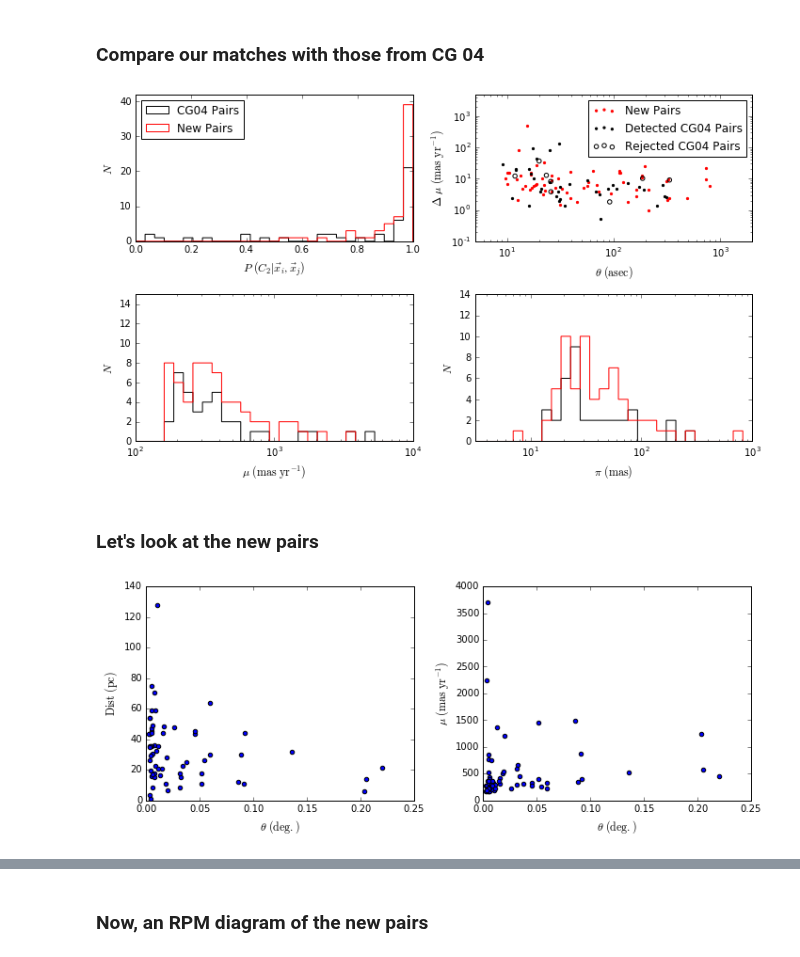
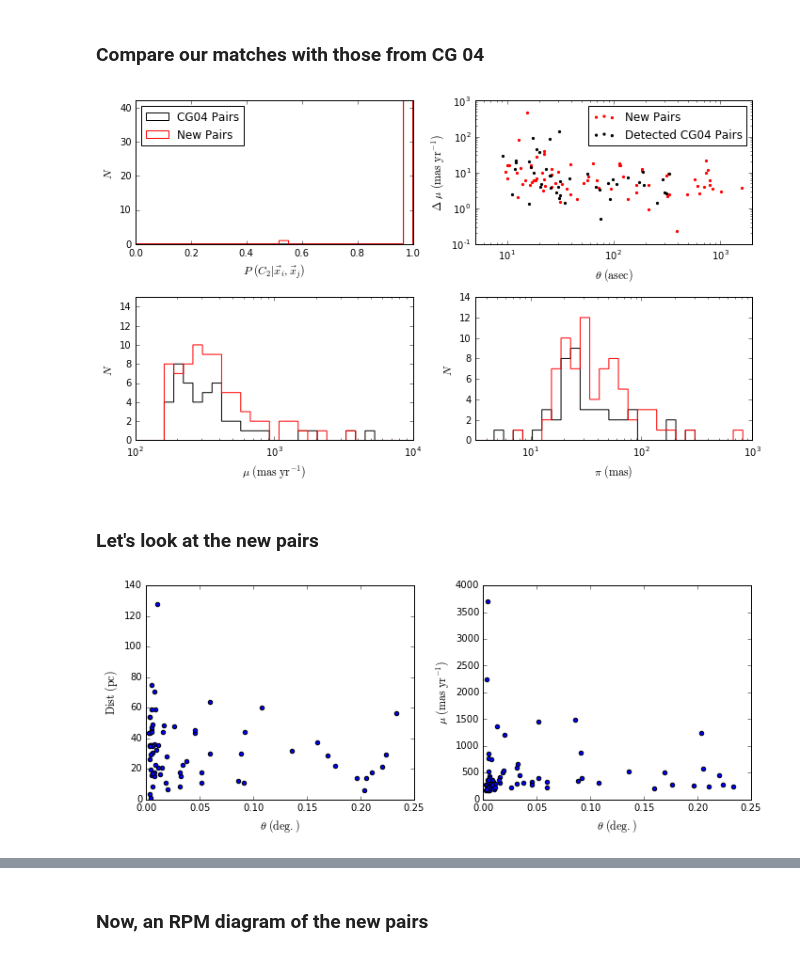
Before and after one commit to astroJeff/gaia_binaries, a Jupyter notebook: notebooks/Hipparchos_rNLTT.ipynb, the cells around one changed output, grey strips where cells are left out. Cells and saved outputs as stored; diff of their text form; code cells hidden in the pictures.

```diff
--- a/notebooks/Hipparchos_rNLTT.ipynb
+++ b/notebooks/Hipparchos_rNLTT.ipynb
@@ -91,26 +85,0 @@ upper = 10000.0
-# %%
-def get_integrand(x, y, gamma, sigma):
-    return np.power(x, -(gamma+1.0)) * np.exp(-0.5*((y-x)/sigma)**2)
-
-
-sigma = 1.5
-gamma, L, U = 1.5,  3.0, 100.0 # 0.12
-
-x = np.linspace(-10.0, 50.0, 100)
-integral = np.zeros(len(x))
-coeff = 1.0/np.sqrt(2.0*np.pi)/sigma * gamma / (L**(-gamma) - U**(-gamma))
-for i in np.arange(len(x)):
-    args = x[i], gamma, 1.0
-    sol = quad(get_integrand, L, U, args=args)
-    integral[i] = sol[0]
-
-    # print i, x[i], integral[i]
-
-plt.plot(x, coeff*integral, color='k')
-
-
-
-plt.hist(hip['Plx'], histtype='step', color='k', bins=40, range=(-20, 50), normed=True)
-
-plt.ylim(0.0, 0.15)
-plt.show()
@@ -345,7 +222,7 @@ P_binary.generate_binary_set(num_sys=100000)
 P_random.mu_kde = None
 P_random.pos_kde = None
 pos_density = P_random.get_sigma_pos(t['ra'][0], t['dec'][0], catalog=t, method='kde')
-pm_density = P_random.get_sigma_mu(t['mu_ra'][0], t['mu_dec'][0], catalog=t, method='kde')
+pm_density, tmp = P_random.get_sigma_mu(t['mu_ra'][0]*np.ones(2), t['mu_dec'][0]*np.ones(2), catalog=t, method='sklearn_kde')
 
 
 
@@ -364,6 +241,7 @@ for i in np.arange(len(CG_pairs_hip)):
     star1 = t['ra'][id1], t['dec'][id1], t['mu_ra'][id1], t['mu_dec'][id1], t['mu_ra_err'][id1], t['mu_dec_err'][id1]
     star2 = t['ra'][id2], t['dec'][id2], t['mu_ra'][id2], t['mu_dec'][id2], t['mu_ra_err'][id2], t['mu_dec_err'][id2]
 
+    print star1[0], star1[1], star2[0], star2[1]
 
     prob_posterior, prob_random, prob_binary = P_posterior.calc_P_posterior(star1, star2, pos_density, pm_density, id1, id2, t)
 
@@ -381,7 +259,7 @@ for i in np.arange(len(CG_pairs_hip)):
     prob_posterior2 = prob_posterior
 
 
-    print t['ID'][id1], t['ID'][id2], prob_posterior1, prob_posterior2
+    print i, t['ID'][id1], t['ID'][id2], prob_posterior1, prob_posterior2
 
 
     # Use first version
@@ -505,44 +396,44 @@ delta_mu_dec = t['mu_dec'][id1] - t['mu_dec'][id2]
 delta_mu = np.sqrt(delta_mu_ra**2 + delta_mu_dec**2)
 ax[0,1].scatter(CG_pairs_hip_all['theta'][CG_pairs_hip_all['P_posterior']>0.5]*3600.0, \
                 delta_mu[CG_pairs_hip_all['P_posterior']>0.5], color='k', label='Detected CG04 Pairs', s=5)
-ax[0,1].scatter(CG_pairs_hip_all['theta'][CG_pairs_hip_all['P_posterior']<0.5]*3600.0, \
-                delta_mu[CG_pairs_hip_all['P_posterior']<0.5], edgecolor='k', facecolor='none', label='Rejected CG04 Pairs')
+# ax[0,1].scatter(CG_pairs_hip_all['theta'][CG_pairs_hip_all['P_posterior']<0.5]*3600.0, \
+#                 delta_mu[CG_pairs_hip_all['P_posterior']<0.5], edgecolor='k', facecolor='none', label='Rejected CG04 Pairs')
 ax[0,1].set_xlim(5.0, 2000.0)
-ax[0,1].set_ylim(0.1, 5000.0)
+ax[0,1].set_ylim(0.1, 1000.0)
 ax[0,1].set_xscale('log')
 ax[0,1].set_yscale('log')
 ax[0,1].legend()
 ax[0,1].set_xlabel(r'$\theta\ ({\rm asec})$', fontsize=12)
 ax[0,1].set_ylabel(r'$\Delta\ \mu\ ({\rm mas\ yr}^{-1})$', fontsize=12)
 
 
 # Mu
 mu_1 = np.sqrt(p_ind['mu_ra_1']**2 + p_ind['mu_dec_1']**2)
 mu_2 = np.sqrt(p_ind['mu_ra_2']**2 + p_ind['mu_dec_2']**2)
 bins = 10**np.linspace(2.0, 4.0, 30)
 ax[1,0].hist(mu_1[idx_match], histtype='step', bins=bins, color='k')
 ax[1,0].hist(mu_1[idx_new], histtype='step', bins=bins, color='r')
 ax[1,0].set_xscale('log')
 ax[1,0].set_xlabel(r"$\mu\ ({\rm mas\ yr}^{-1})$", fontsize=12)
 ax[1,0].set_ylim(0.0, 15.0)
 ax[1,0].set_ylabel(r'$N$', fontsize=12)
 
 
 # Parallax
 bins = 10**np.linspace(0.5, 3.0, 30)
 ax[1,1].hist(p_ind['plx_1'][idx_match], histtype='step', bins=bins, color='k')
 ax[1,1].hist(p_ind['plx_1'][idx_new], histtype='step', bins=bins, color='r')
 ax[1,1].set_xscale('log')
 ax[1,1].set_xlim(10**0.5, 10**3.0)
 ax[1,1].set_ylim(0.0, 14.0)
 ax[1,1].set_xlabel(r"$\pi\ ({\rm mas})$", fontsize=12)
 ax[1,1].set_ylabel(r'$N$', fontsize=12)
 
 plt.tight_layout()
 plt.savefig('../figures/rNLTT_hipparchos_CG04_compare.pdf')
 #plt.show()
 # %% [output]
-[figure, old version]
+[figure, new version]
 # %% [markdown]
 ### Let's look at the new pairs
 # %%
@@ -566,7 +457,7 @@ ax[1].set_ylabel(r'$\mu\ ({\rm mas\ yr}^{-1})$', fontsize=12)
 plt.tight_layout()
 plt.show()
 # %% [output]
-[figure, old version]
+[figure, new version]
 # %%
 id1 = p_ind['i_1'][idx_new]
 id2 = p_ind['i_2'][idx_new]
```
Also changed, not shown: parts of 19 cells of this notebook, 5 other files.
